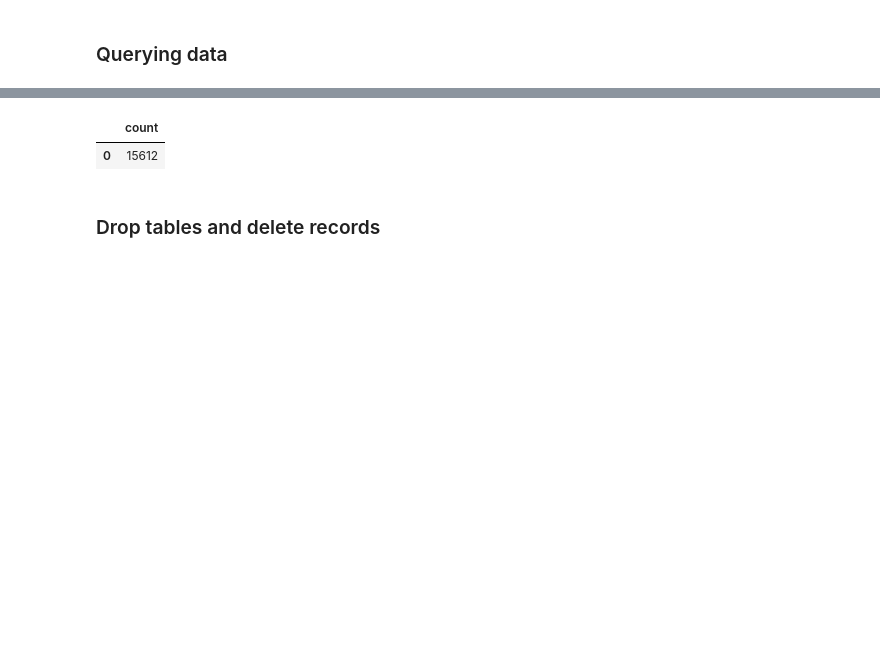
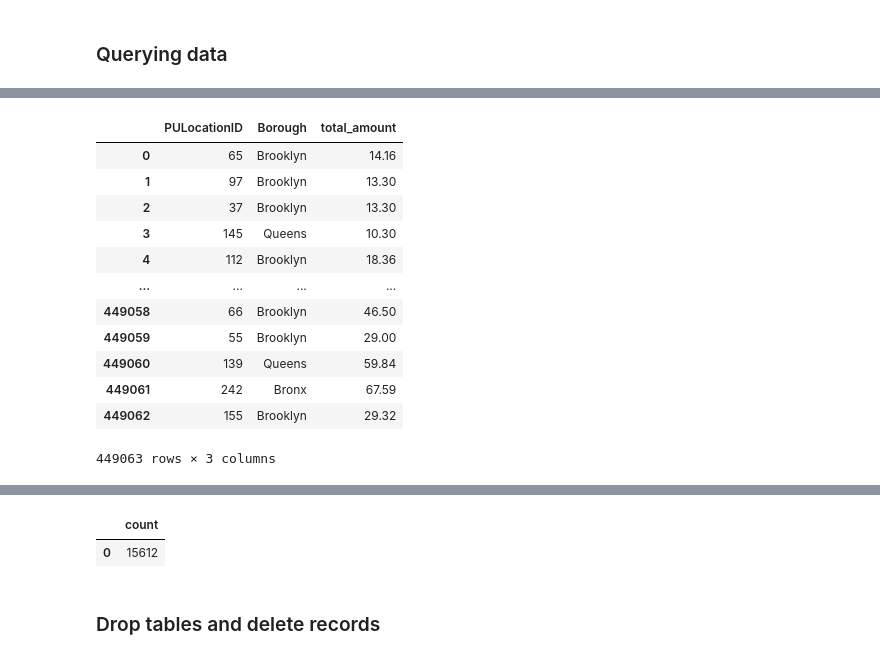
Before and after one commit to MikeMadeira/Data-Engineering-Zoomcamp, a Jupyter notebook: ingest_data_to_postgres.ipynb, the cells around one changed output, grey strips where cells are left out. Cells and saved outputs as stored; diff of their text form; code cells hidden in the pictures; blank space fills up the shorter version.

```diff
--- a/ingest_data_to_postgres.ipynb
+++ b/ingest_data_to_postgres.ipynb
@@ -140,0 +208,25 @@ pd.read_sql(query, con=engine)
+# %%
+query = """
+SELECT
+    gtt."PULocationID",
+    ttz."Borough",
+    gtt."total_amount"
+FROM green_taxi_trips gtt
+LEFT JOIN taxi_trips_zones ttz
+    ON gtt."PULocationID" = ttz."LocationID"
+"""
+pd.read_sql(query, con=engine)
+# %% [output]
+|  | PULocationID | Borough | total_amount |
+| 0 | 65 | Brooklyn | 14.16 |
+| 1 | 97 | Brooklyn | 13.30 |
+| 2 | 37 | Brooklyn | 13.30 |
+| 3 | 145 | Queens | 10.30 |
+| 4 | 112 | Brooklyn | 18.36 |
+| ... | ... | ... | ... |
+| 449058 | 66 | Brooklyn | 46.50 |
+| 449059 | 55 | Brooklyn | 29.00 |
+| 449060 | 139 | Queens | 59.84 |
+| 449061 | 242 | Bronx | 67.59 |
+| 449062 | 155 | Brooklyn | 29.32 |
+449063 rows × 3 columns
```
Also changed, not shown: parts of 12 cells of this notebook, 1 other file.
